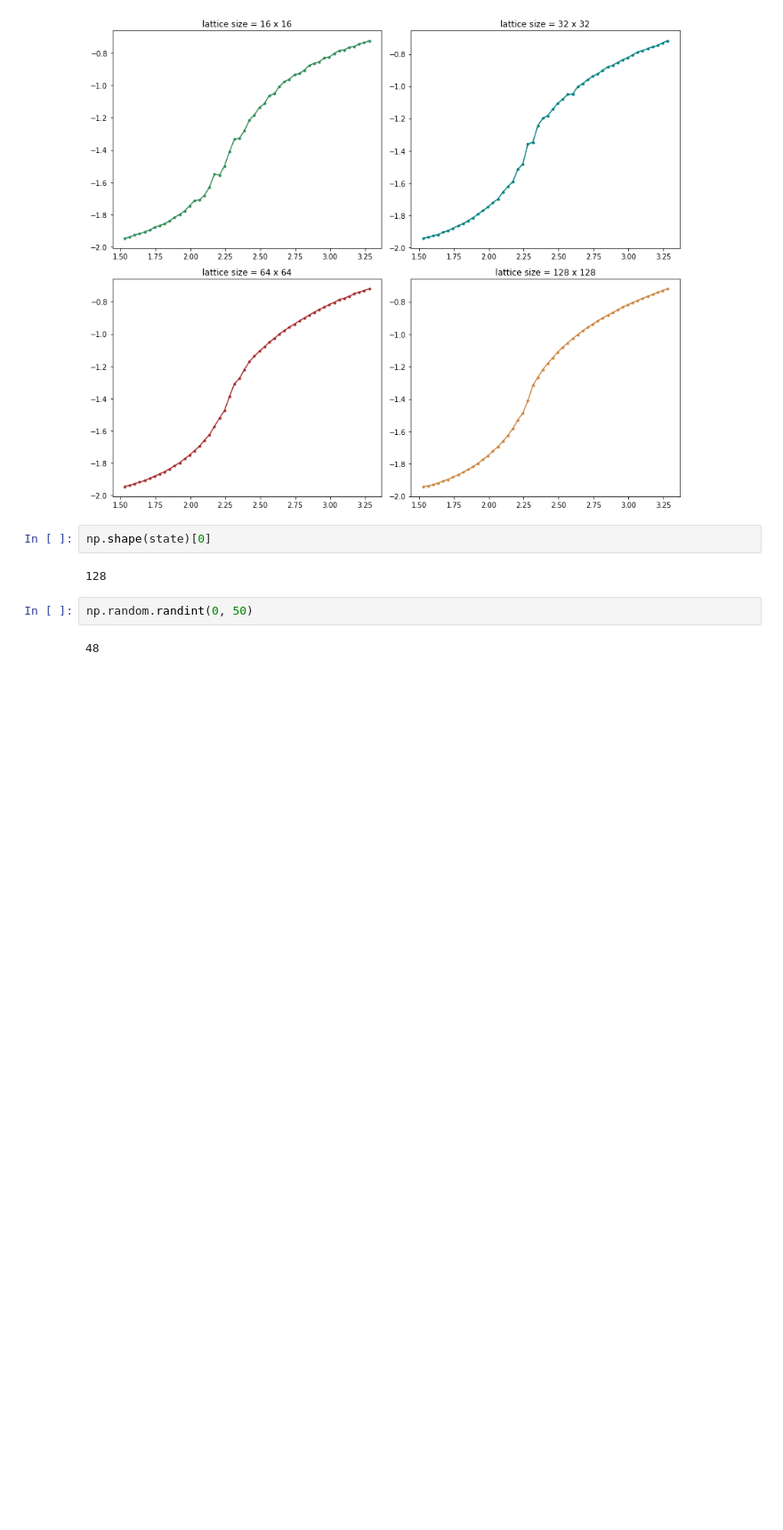
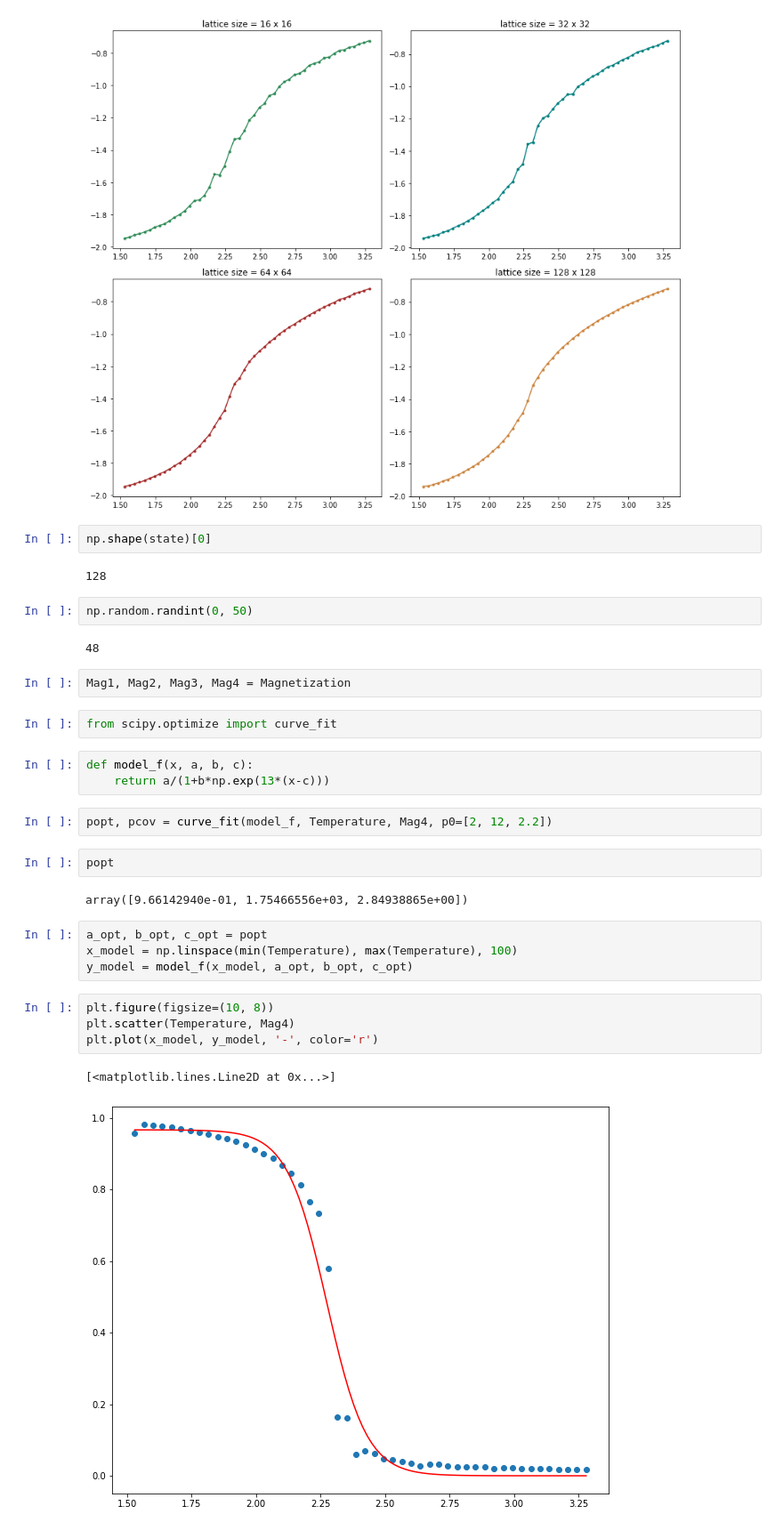
Before and after one commit to DUMUduwaka/Ising-Model, a Jupyter notebook: Ising_Model.ipynb, the cells around one changed output. Shown at 89% size. Drawn from its saved outputs; the diff is of its cells as text; blank space fills up the shorter version.

Commit message:
Curve fitting

```diff
--- a/Ising_Model.ipynb
+++ b/Ising_Model.ipynb
@@ -197,3 +197,27 @@ np.shape(state)[0]
 np.random.randint(0, 50)
 # %% [output]
 48
+# %%
+Mag1, Mag2, Mag3, Mag4 = Magnetization
+# %%
+from scipy.optimize import curve_fit
+# %%
+def model_f(x, a, b, c):
+    return a/(1+b*np.exp(13*(x-c)))
+# %%
+popt, pcov = curve_fit(model_f, Temperature, Mag4, p0=[2, 12, 2.2])
+# %%
+popt
+# %% [output]
+array([9.66142940e-01, 1.75466556e+03, 2.84938865e+00])
+# %%
+a_opt, b_opt, c_opt = popt
+x_model = np.linspace(min(Temperature), max(Temperature), 100)
+y_model = model_f(x_model, a_opt, b_opt, c_opt)
+# %%
+plt.figure(figsize=(10, 8))
+plt.scatter(Temperature, Mag4)
+plt.plot(x_model, y_model, '-', color='r')
+# %% [output]
+[<matplotlib.lines.Line2D at 0x...>]
+[figure, added]
```
